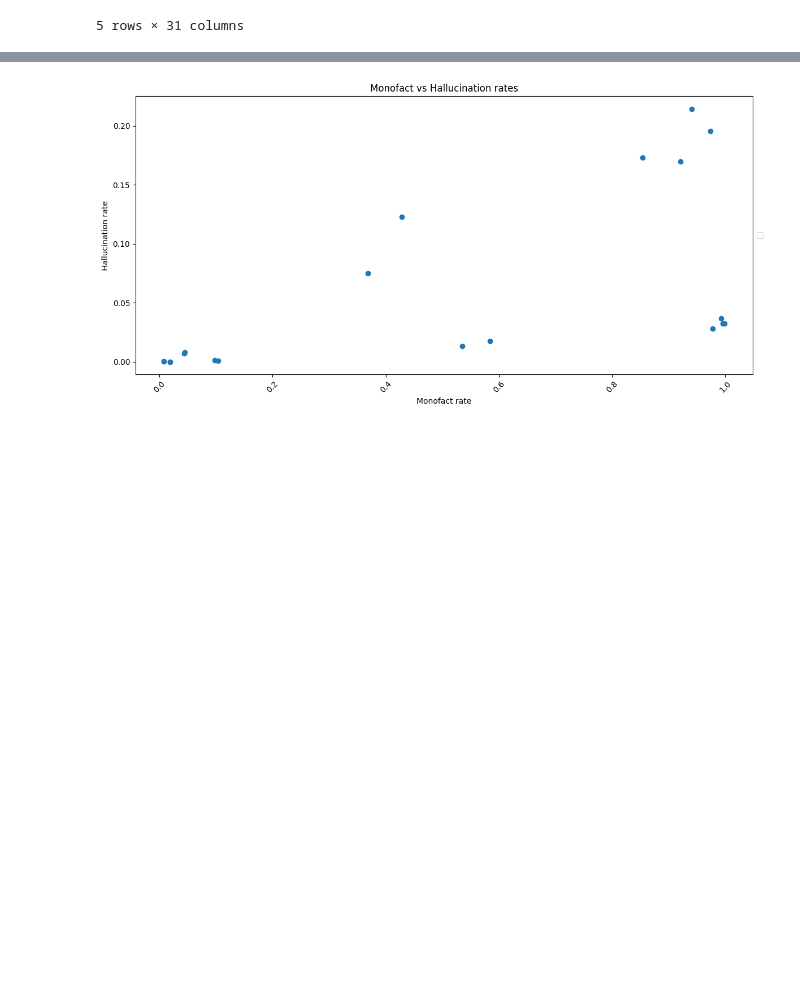
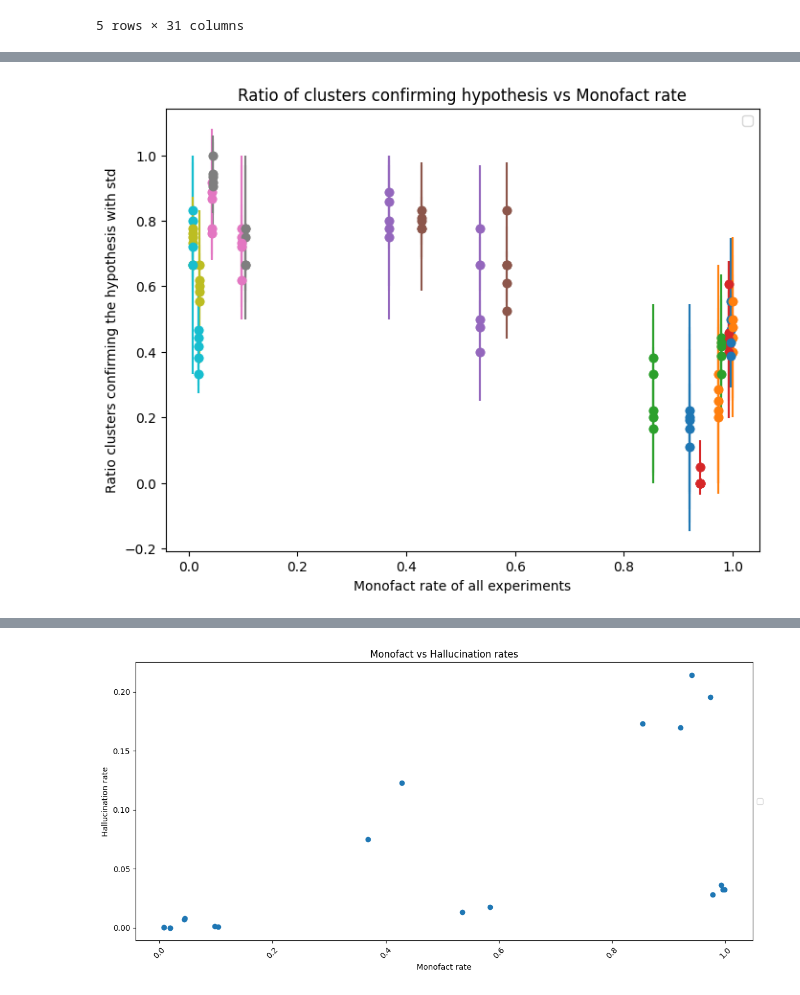
Before and after one commit to LeonPeric/Hallucination-Calibration, a Jupyter notebook: demos/log_reader_clustering.ipynb, the cells around one changed output, grey strips where cells are left out. Saved outputs shown, nothing was run; the diff lists cells and outputs as text; code cells hidden in the pictures; blank space fills up the shorter version.

```diff
--- a/demos/log_reader_clustering.ipynb
+++ b/demos/log_reader_clustering.ipynb
@@ -124 +151,26 @@ def plot_line(ax,data_df,x_name,y_mean_name,y_std_name,color,marker, linestyle,
+# %%
+fig, ax = plt.subplots(figsize=(8, 6))
+
+# Set the x-axis column
+x_col = 'monofact_rate_mean'
+# Set the y-axis column
+y_cols = ['3_clusters_mean','4_clusters_mean','5_clusters_mean',
+         '6_clusters_mean','7_clusters_mean']  # Change this to your desired column name
+
+for y_col in y_cols:
+    # Plot each row as a point
+    for idx, row in grouped_results.iterrows():
+        plt.scatter(row[x_col], row[y_col])
+        plt.errorbar(row[x_col], row[y_col], yerr=row[f'{y_col[:-5]}_std'], fmt='o')
+
+# Labeling the plot
+plt.xlabel("Monofact rate of all experiments")
+plt.ylabel("Ratio clusters confirming the hypothesis with std")
+plt.title('Ratio of clusters confirming hypothesis vs Monofact rate')
+plt.legend()
+
+# Show the plot
+plt.show()
+# %% [output]
+[figure, added]
 # %%
```
Also changed, not shown: parts of 10 cells of this notebook, 2 other files.
